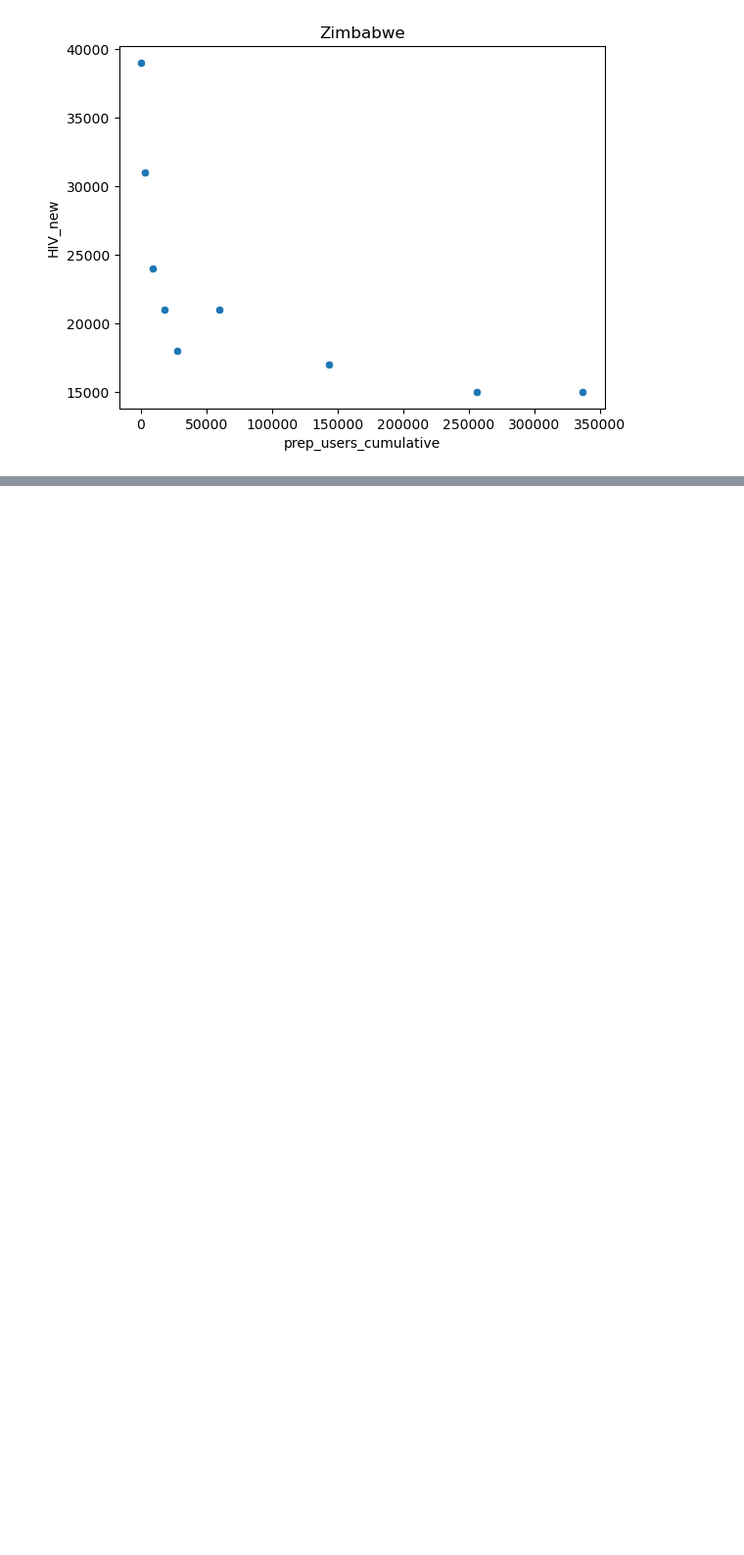
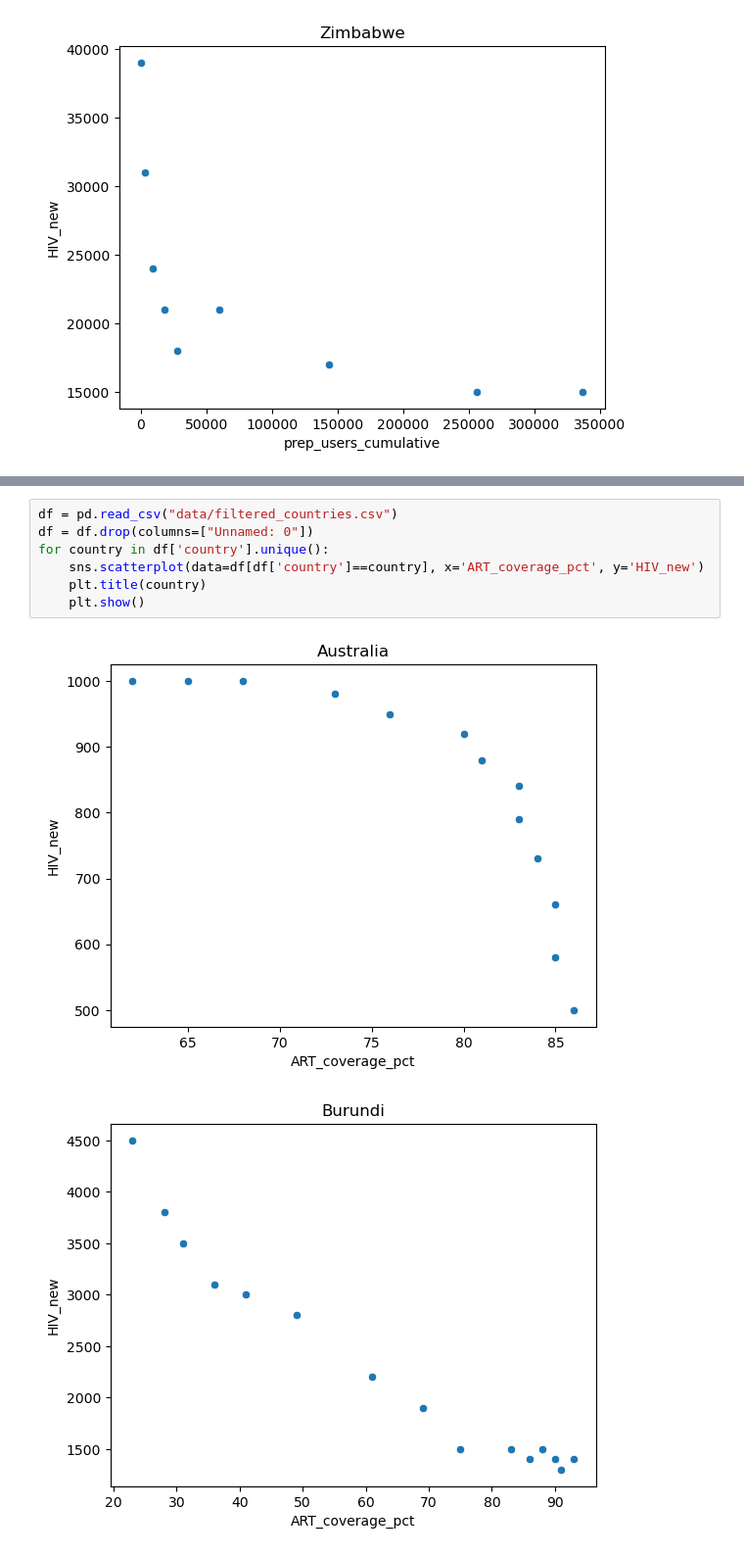
Before and after one commit to TebasMartinez/DA-HIV-PrEP, a Jupyter notebook: Bivariate EDA.ipynb, the cells around one changed output, grey strips where cells are left out. Shown at 98% size. Cells and saved outputs as stored; diff of their text form; blank space fills up the shorter version.

```diff
--- a/Bivariate EDA.ipynb
+++ b/Bivariate EDA.ipynb
@@ -200,0 +231,10 @@ for country in df['country'].unique():
+# %%
+df = pd.read_csv("data/filtered_countries.csv")
+df = df.drop(columns=["Unnamed: 0"])
+for country in df['country'].unique():
+    sns.scatterplot(data=df[df['country']==country], x='ART_coverage_pct', y='HIV_new')
+    plt.title(country)
+    plt.show()
+# %% [output]
+[figure, added]
+[figure, added]
```
Also changed, not shown: parts of 9 cells of this notebook.
